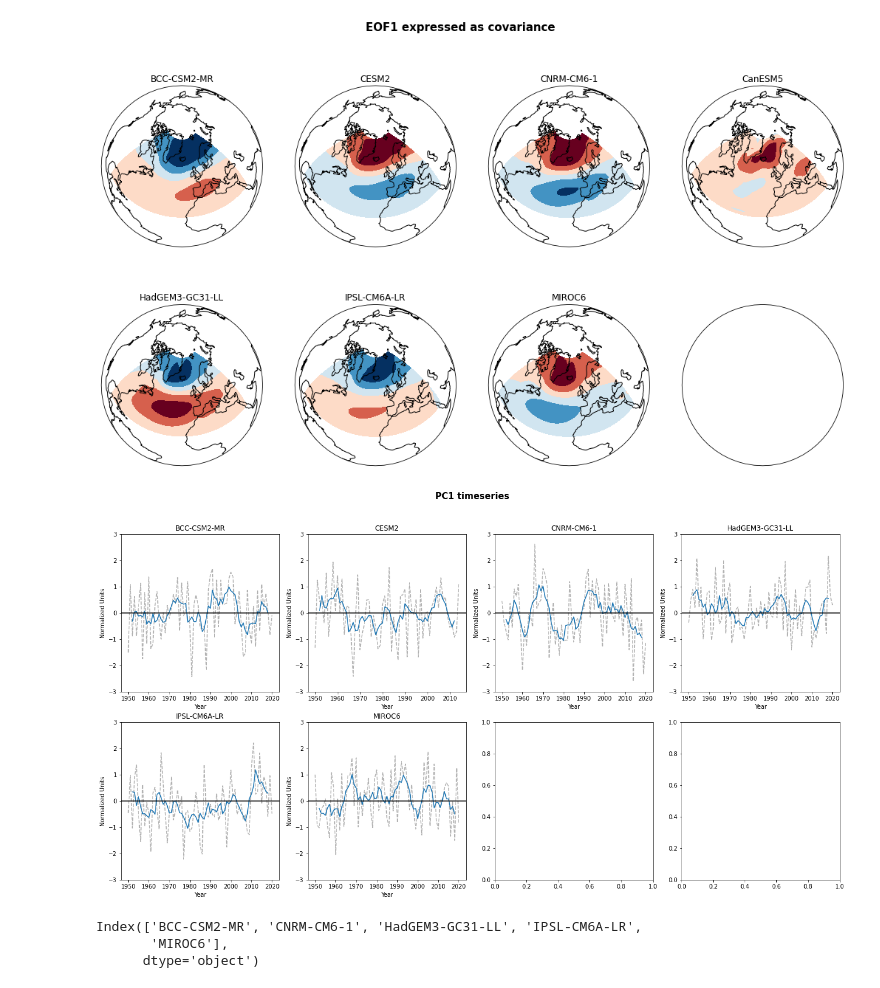
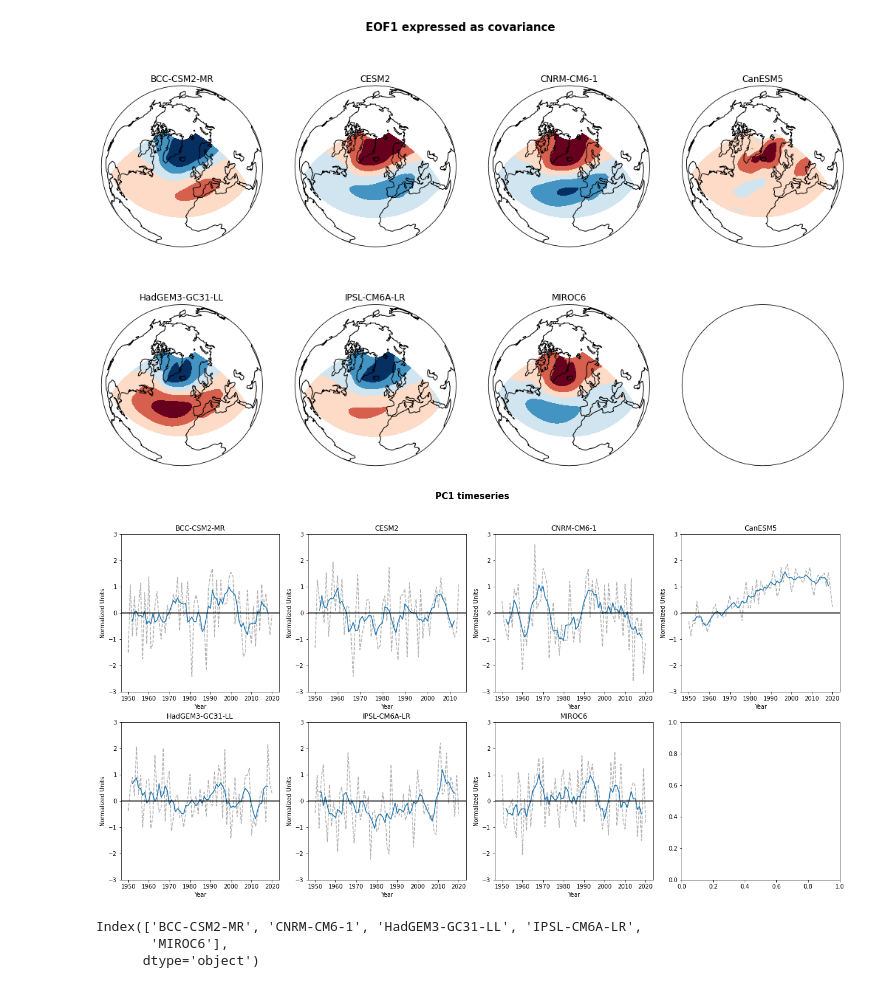
Before and after one commit to TaufiqHassan/cloud_CMIP6, a Jupyter notebook: NAO_CMIP6_AA.ipynb, the cells around one changed output. Saved outputs shown, nothing was run; the diff lists cells and outputs as text; code cells hidden in the pictures.

```diff
--- a/NAO_CMIP6_AA.ipynb
+++ b/NAO_CMIP6_AA.ipynb
@@ -152,41 +152,41 @@ fig.suptitle('PC1 timeseries',fontsize=15,weight='bold')
 m=0
 n=0
 switched = ['CESM2', 'CNRM-CM6-1', 'MIROC6']
-bad_models = ['CanESM5']
+bad_models = []
 model_nao=pd.DataFrame()
 for i in range(0,7):
   if common_models[i] not in bad_models:
     if common_models[i] in switched:
       if common_models[i] == 'CESM2':
         y = list(range(1900,2015))
       else:
         y = list(range(1900,2021))
       factor = -1
     else:
       y = list(range(1900,2021))
       factor = 1
     eof_data = get_EOF(common_models[i])
     try:
       model_nao[common_models[i]]=factor*eof_data[1][50:]
     except:
       pass
     axs[n,m].plot(y[50:],pd.DataFrame(factor*eof_data[1][50:]),'k--',alpha=0.3)
     axs[n,m].plot(y[50:],pd.DataFrame(factor*eof_data[1][50:]).rolling(window=5,center=True).mean())
     axs[n,m].set_title(common_models[i])
     axs[n,m].axhline(0, color='k')
     axs[n,m].set_ylim(-3, 3)
     axs[n,m].set_xlabel('Year')
     axs[n,m].set_ylabel('Normalized Units')
     m=m+1
     if m>3:
       m=0
       n=n+1
     else:
       continue
 plt.tight_layout()
 fig.subplots_adjust(top=0.88)
 # %% [output]
-[figure, old version]
+[figure, new version]
 # %%
 model_nao.columns
 # %% [output]
```
